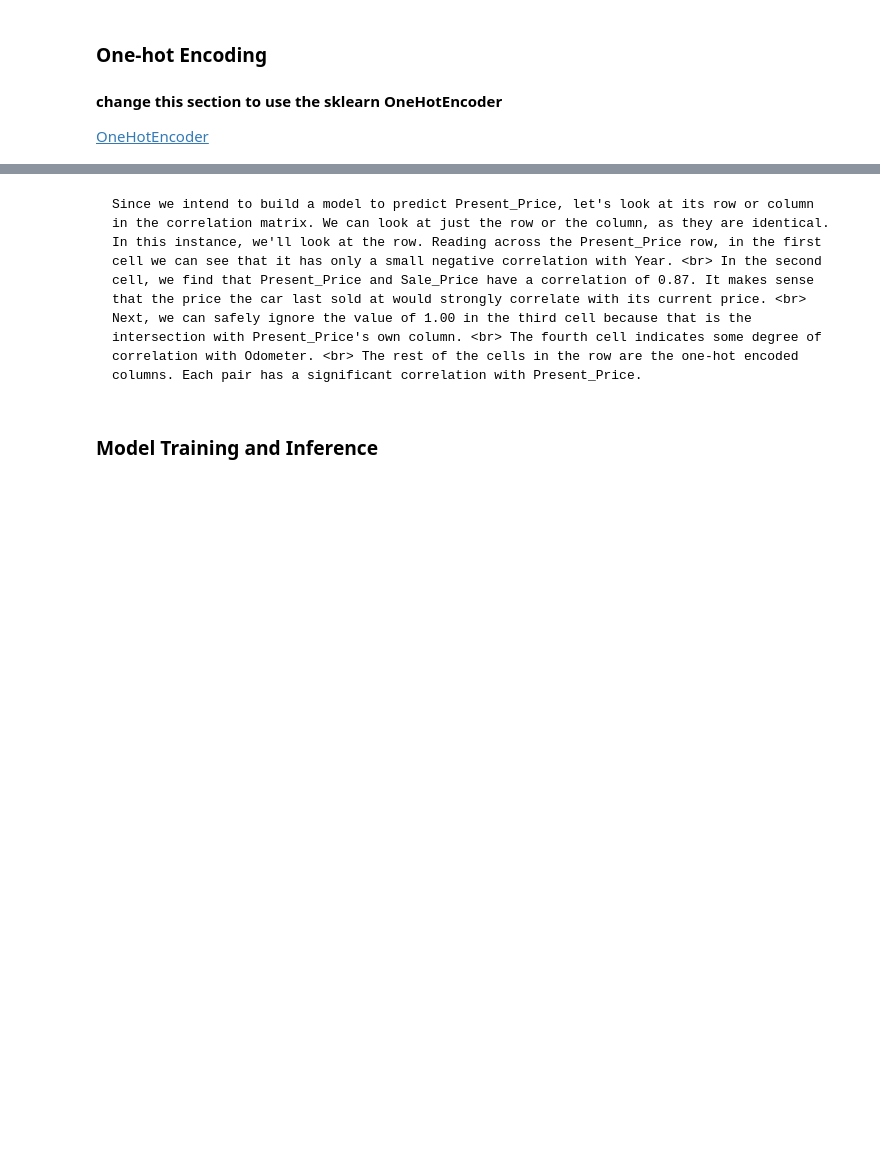
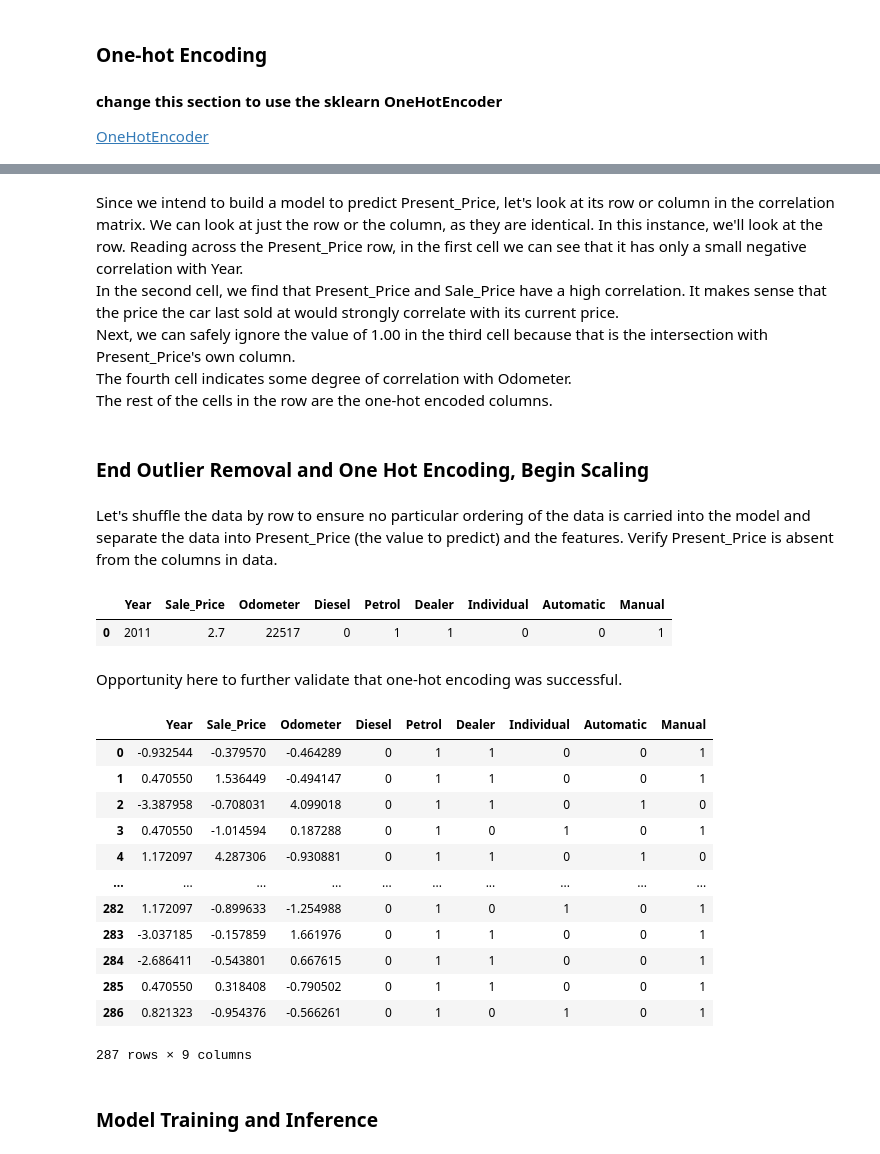
Before and after one commit to mattzenner/car_price_prediction, a Jupyter notebook: MLpractice_Car_Price.ipynb, the cells around one changed output, grey strips where cells are left out. Drawn from its saved outputs; the diff is of its cells as text; code cells hidden in the pictures; blank space fills up the shorter version.

```diff
--- a/MLpractice_Car_Price.ipynb
+++ b/MLpractice_Car_Price.ipynb
@@ -261,4 +260,50 @@ hm = sns.heatmap(cm,
 # %% [markdown]
-    Since we intend to build a model to predict Present_Price, let's look at its row or column in the correlation matrix. We can look at just the row or the column, as they are identical. In this instance, we'll look at the row. Reading across the Present_Price row, in the first cell we can see that it has only a small negative correlation with Year. <br> In the second cell, we find that Present_Price and Sale_Price have a correlation of 0.87. It makes sense that the price the car last sold at would strongly correlate with its current price. <br> Next, we can safely ignore the value of 1.00 in the third cell because that is the intersection with Present_Price's own column. <br> The fourth cell indicates some degree of correlation with Odometer. <br> The rest of the cells in the row are the one-hot encoded columns. Each pair has a significant correlation with Present_Price.
+Since we intend to build a model to predict Present_Price, let's look at its row or column in the correlation matrix. We can look at just the row or the column, as they are identical. In this instance, we'll look at the row. Reading across the Present_Price row, in the first cell we can see that it has only a small negative correlation with Year. <br> In the second cell, we find that Present_Price and Sale_Price have a high correlation. It makes sense that the price the car last sold at would strongly correlate with its current price. <br> Next, we can safely ignore the value of 1.00 in the third cell because that is the intersection with Present_Price's own column. <br> The fourth cell indicates some degree of correlation with Odometer. <br> The rest of the cells in the row are the one-hot encoded columns.
+# %% [markdown]
+<h3> End Outlier Removal and One Hot Encoding, Begin Scaling </h3>
+# %% [markdown]
+Let's shuffle the data by row to ensure no particular ordering of the data is carried into the model and separate the data into Present_Price (the value to predict) and the features. Verify Present_Price is absent from the columns in data.
+# %%
+data = data.sample(frac=1).reset_index(drop=True)
+
+present_price = data['Present_Price']
+data = data.drop('Present_Price', axis = 1)
+data.head(1)
+# %% [output]
+|  | Year | Sale_Price | Odometer | Diesel | Petrol | Dealer | Individual | Automatic | Manual |
+| 0 | 2011 | 2.7 | 22517 | 0 | 1 | 1 | 0 | 0 | 1 |
+# %%
+data_categorical = data[['Diesel', 'Petrol', 'Dealer', 'Individual', 'Automatic', 'Manual']]
+data = data.drop(['Diesel', 'Petrol', 'Dealer', 'Individual', 'Automatic', 'Manual'], axis=1)
+# %%
+# https://stackoverflow.com/questions/53306854/adding-standardscaler-of-values-as-new-column-to-dataframe-returns-partly-nans
+# https://lifewithdata.com/2022/03/08/what-is-standardscaler-in-sklearn-and-how-to-use-it/
+
+# Scale the data using StandardScaler
+from sklearn.preprocessing import StandardScaler
+scaler = StandardScaler()
+
+data = scaler.fit_transform(data)
+data = pd.DataFrame(data)
+# %% [markdown]
+Opportunity here to further validate that one-hot encoding was successful.
+# %%
+data = pd.concat([data, data_categorical], ignore_index=True, sort=False, axis=1)
+data = data.rename(columns={0: 'Year', 1: 'Sale_Price', 2: 'Odometer', 3: 'Diesel', 4: 'Petrol', 5: 'Dealer', 6: 'Individual', 7: 'Automatic', 8: 'Manual'})
+data
+# %% [output]
+|  | Year | Sale_Price | Odometer | Diesel | Petrol | Dealer | Individual | Automatic | Manual |
+| 0 | -0.932544 | -0.379570 | -0.464289 | 0 | 1 | 1 | 0 | 0 | 1 |
+| 1 | 0.470550 | 1.536449 | -0.494147 | 0 | 1 | 1 | 0 | 0 | 1 |
+| 2 | -3.387958 | -0.708031 | 4.099018 | 0 | 1 | 1 | 0 | 1 | 0 |
+| 3 | 0.470550 | -1.014594 | 0.187288 | 0 | 1 | 0 | 1 | 0 | 1 |
+| 4 | 1.172097 | 4.287306 | -0.930881 | 0 | 1 | 1 | 0 | 1 | 0 |
+| ... | ... | ... | ... | ... | ... | ... | ... | ... | ... |
+| 282 | 1.172097 | -0.899633 | -1.254988 | 0 | 1 | 0 | 1 | 0 | 1 |
+| 283 | -3.037185 | -0.157859 | 1.661976 | 0 | 1 | 1 | 0 | 0 | 1 |
+| 284 | -2.686411 | -0.543801 | 0.667615 | 0 | 1 | 1 | 0 | 0 | 1 |
+| 285 | 0.470550 | 0.318408 | -0.790502 | 0 | 1 | 1 | 0 | 0 | 1 |
+| 286 | 0.821323 | -0.954376 | -0.566261 | 0 | 1 | 0 | 1 | 0 | 1 |
+287 rows × 9 columns
 # %% [markdown]
 <h3>Model Training and Inference</h3>
```
Also changed, not shown: parts of 78 cells of this notebook.
